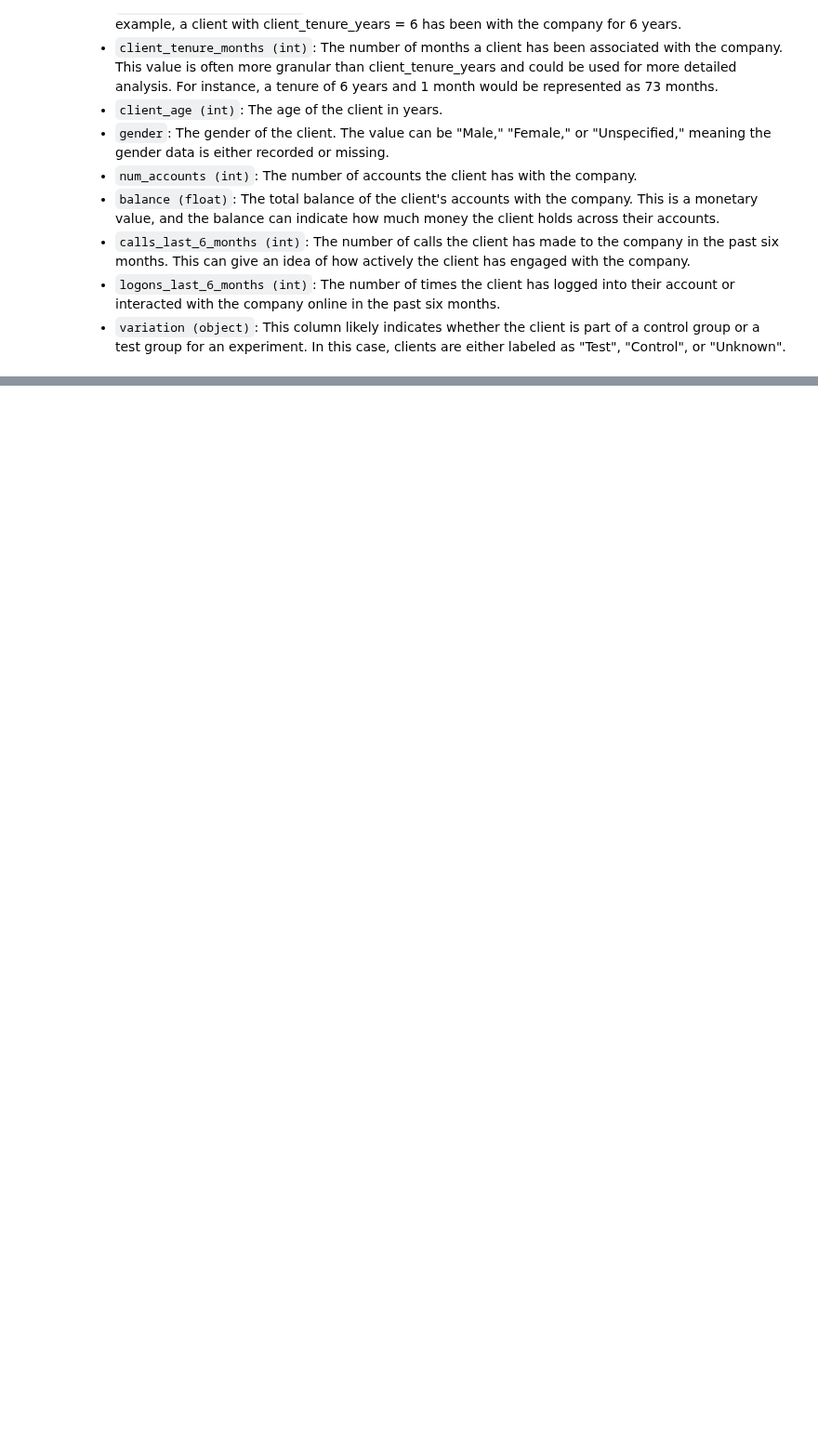
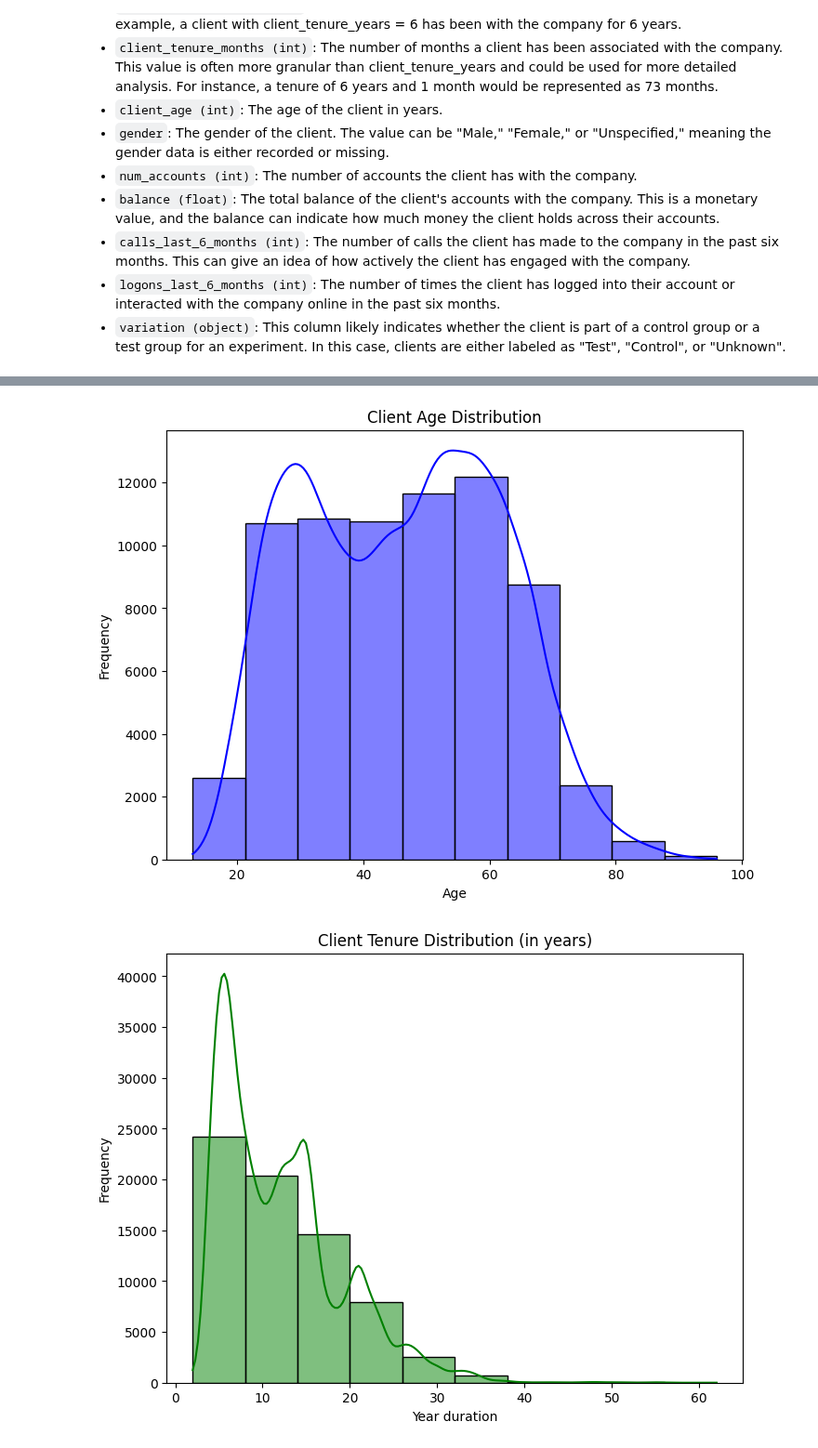
Before and after one commit to bruhu/vanguard-cx-project, a Jupyter notebook: notebooks/bru/clean_data_conclusions.ipynb, the cells around one changed output, grey strips where cells are left out. Shown at 93% size. Saved outputs shown, nothing was run; the diff lists cells and outputs as text; code cells hidden in the pictures; blank space fills up the shorter version.

```diff
--- a/notebooks/bru/clean_data_conclusions.ipynb
+++ b/notebooks/bru/clean_data_conclusions.ipynb
@@ -82,0 +93,55 @@ variation                              3                  0
+# %%
+# Step 1: Analyze Active Clients using the online process
+
+# assuming active clients are those with more than 10 logons in the last 6 months and more than 3 accounts
+active_clients = final_demo_df[(final_demo_df['logons_last_6_months'] > 10) & (final_demo_df['num_accounts'] > 3)]
+
+# Step 2: Are the primary clients younger or older?
+
+average_age = final_demo_df['client_age'].mean()
+
+# age distribution to visualize client ages
+plt.figure(figsize=(8, 6))
+sns.histplot(final_demo_df['client_age'], kde=True, color="blue", bins=10)
+plt.title('Client Age Distribution')
+plt.xlabel('Age')
+plt.ylabel('Frequency')
+plt.show()
+
+# Step 3: Are the primary clients newer or long-standing?
+# Calculate the average tenure (in years)
+average_tenure = final_demo_df['client_tenure_years'].mean()
+
+# Plot the tenure distribution to visualize how long clients have been with the service
+plt.figure(figsize=(8, 6))
+sns.histplot(final_demo_df['client_tenure_years'], kde=True, color='green', bins=10)
+plt.title('Client Tenure Distribution (in years)')
+plt.xlabel('Year duration')
+plt.ylabel('Frequency')
+plt.show()
+
+# Step 4: Drawing Conclusions
+
+# 1. Active clients using the online process
+print('Active clients (higher logons and accounts):')
+print(active_clients)
+
+# 2. Average age of clients
+print(f'Average client age: {average_age:.2f} years')
+
+# 3. Average client tenure (years)
+print(f'Average client tenure: {average_tenure:.2f} years')
+
+# conclusions:
+if average_age < 40:
+    print('Conclusion: The primary clients are generally younger (under 40 years old).')
+else:
+    print('Conclusion: The primary clients are generally older (above 40 years old).')
+
+if average_tenure < 3:
+    print('Conclusion: The primary clients are generally newer (under 3 years).')
+else:
+    print('Conclusion: The primary clients are generally long-standing (over 3 years).')
+# %% [output]
+[figure, added]
+[figure, added]
```
Also changed, not shown: parts of 7 cells of this notebook, 1 other file.
